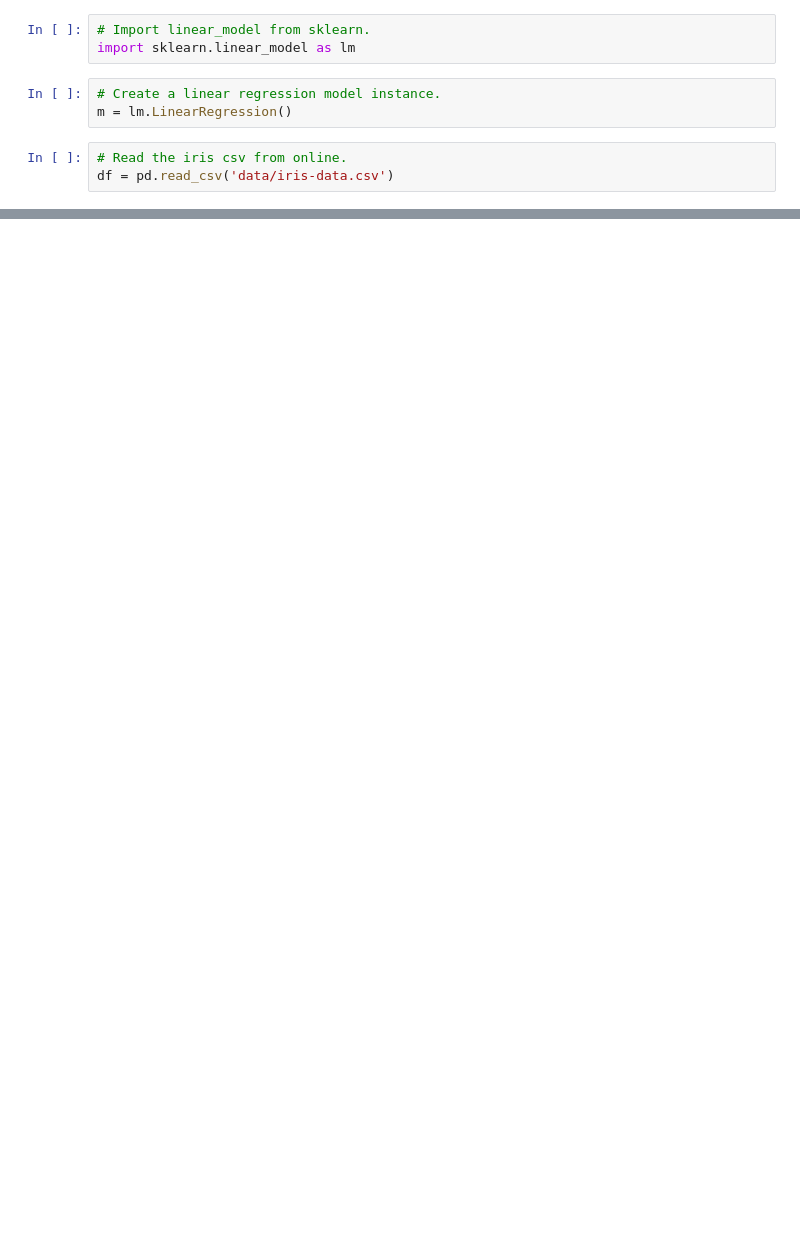
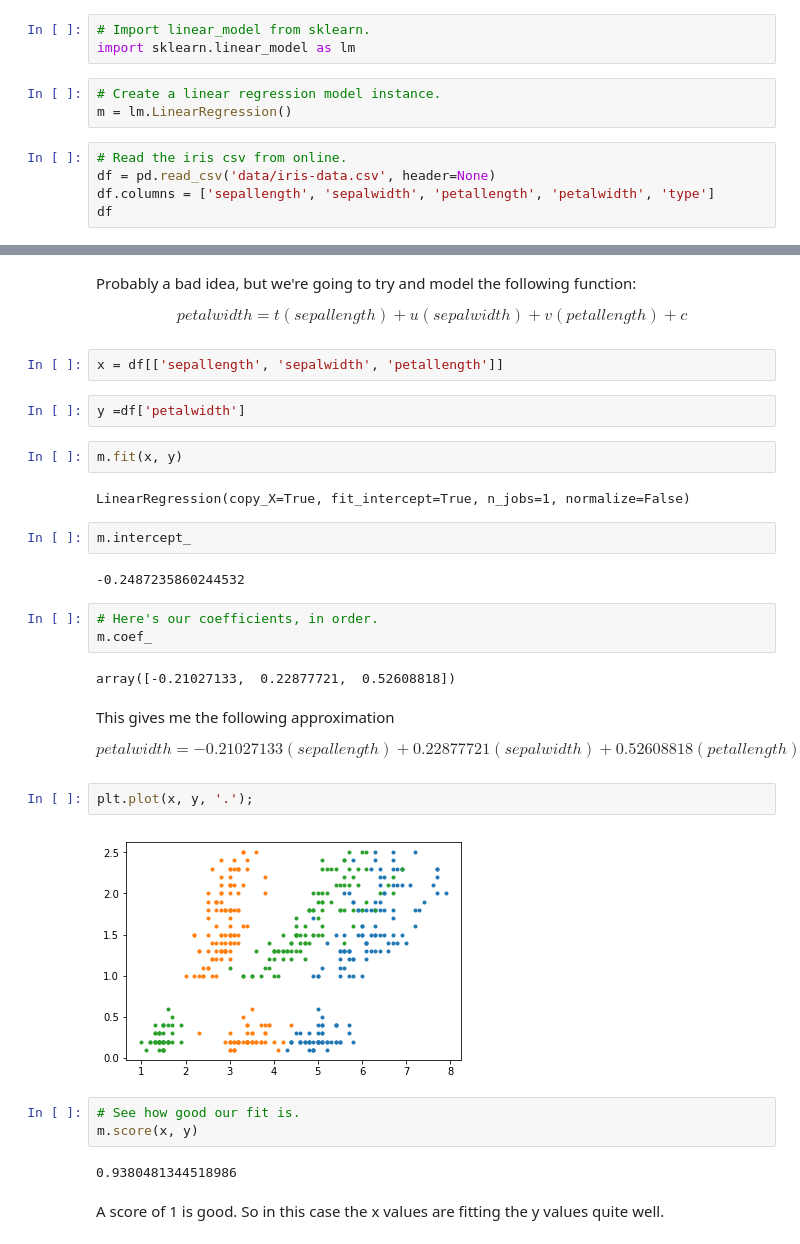
Before and after one commit to MarionMcG/machine_learning_statistics, a Jupyter notebook: 3_more_linear_regression.ipynb, the cells around one changed output, grey strips where cells are left out. Cells and saved outputs as stored; diff of their text form; blank space fills up the shorter version.

```diff
--- a/3_more_linear_regression.ipynb
+++ b/3_more_linear_regression.ipynb
@@ -145,4 +145,6 @@ import sklearn.linear_model as lm
 m = lm.LinearRegression()
 # %%
 # Read the iris csv from online.
-df = pd.read_csv('data/iris-data.csv')
+df = pd.read_csv('data/iris-data.csv', header=None)
+df.columns = ['sepallength', 'sepalwidth', 'petallength', 'petalwidth', 'type']
+df
@@ -148,0 +170,37 @@ df = pd.read_csv('data/iris-data.csv')
+# %% [markdown]
+Probably a bad idea, but we're going to try and model the following function:
+
+
+$$petalwidth = t(sepal length) + u(sepal width) + v(petal length) +c $$
+# %%
+x = df[['sepallength', 'sepalwidth', 'petallength']]
+# %%
+y =df['petalwidth']
+# %%
+m.fit(x, y)
+# %% [output]
+LinearRegression(copy_X=True, fit_intercept=True, n_jobs=1, normalize=False)
+# %%
+m.intercept_
+# %% [output]
+-0.2487235860244532
+# %%
+# Here's our coefficients, in order.
+m.coef_
+# %% [output]
+array([-0.21027133,  0.22877721,  0.52608818])
+# %% [markdown]
+This gives me the following approximation
+
+$$petalwidth = -0.21027133(sepal length) + 0.22877721(sepal width) + 0.52608818(petal length) -0.2487235860244532$$
+# %%
+plt.plot(x, y, '.');
+# %% [output]
+[figure, added]
+# %%
+# See how good our fit is.
+m.score(x, y)
+# %% [output]
+0.9380481344518986
+# %% [markdown]
+A score of 1 is good. So in this case the x values are fitting the y values quite well.
```
Also changed, not shown: parts of 15 cells of this notebook.
